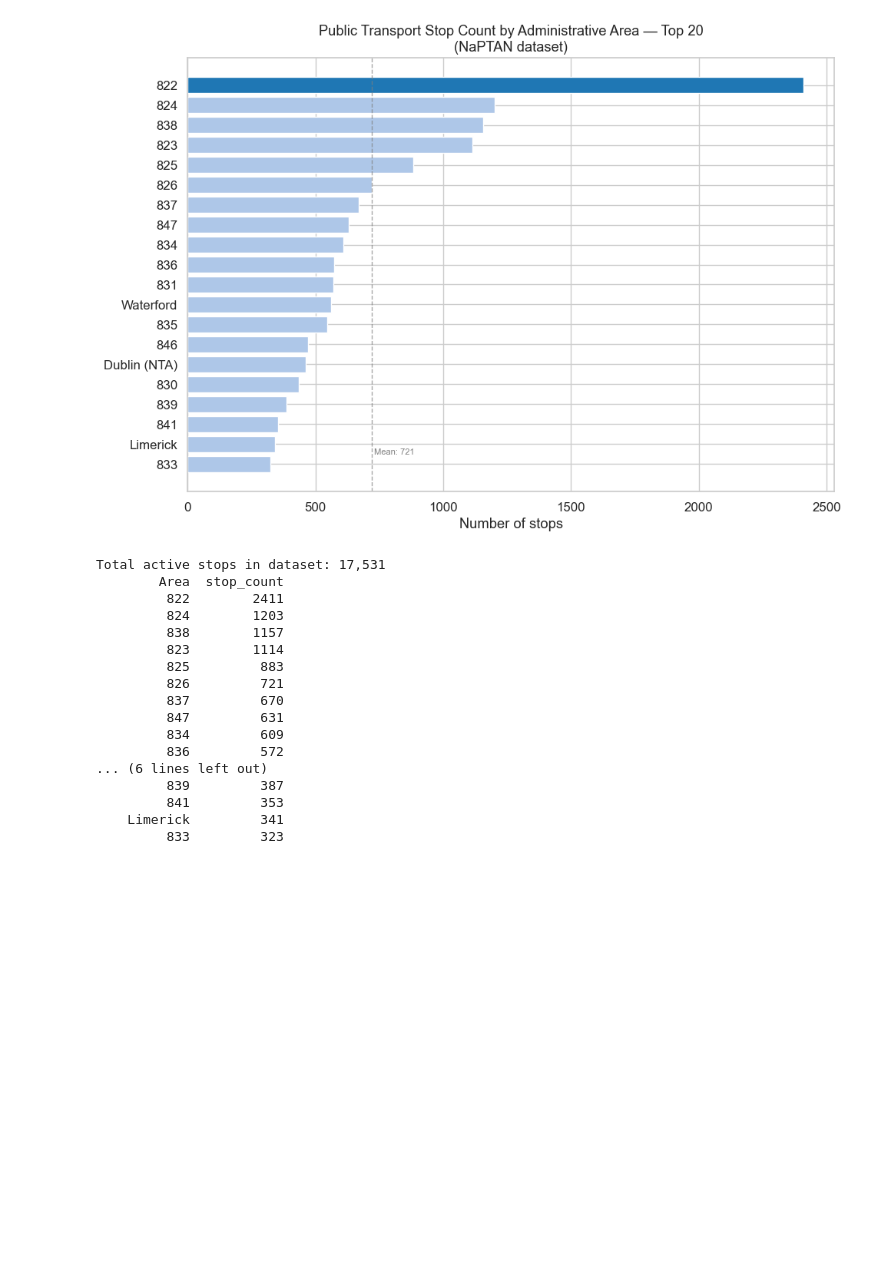
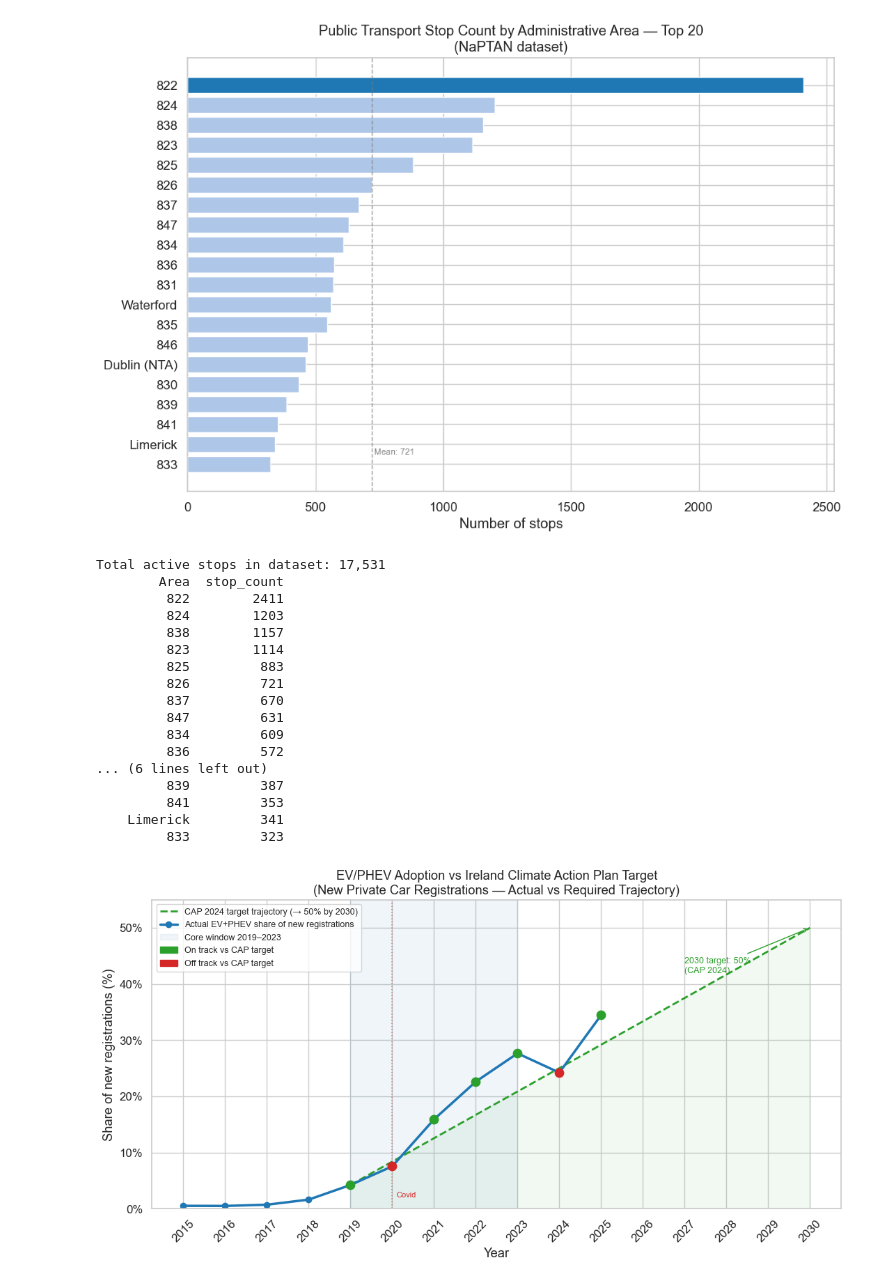
Before and after one commit to srb1024/IE_TRANSPORTs_DECARBONISATION_TRACKER, a Jupyter notebook: notebooks/02_descriptive_analytics.ipynb, the cells around one changed output. Saved outputs shown, nothing was run; the diff lists cells and outputs as text; code cells hidden in the pictures; blank space fills up the shorter version.

Commit message:
Added tile 22 - EV adoption vs CAP target chart

```diff
--- a/notebooks/02_descriptive_analytics.ipynb
+++ b/notebooks/02_descriptive_analytics.ipynb
@@ -563,3 +563,92 @@ Total active stops in dataset: 17,531
          841         353
     Limerick         341
          833         323
+# %%
+# TILE 22 — EV/PHEV Adoption vs Climate Action Plan Target
+
+# Actual EV+PHEV share from processed data
+actual = fuel_ann[fuel_ann["year_complete"]][["Year","ev_phev_share"]].copy()
+actual["ev_phev_pct"] = actual["ev_phev_share"] * 100
+
+# Ireland CAP 2024 target: 50% of new car registrations by 2030
+# Baseline: use actual 2019 value as start point
+base_year  = 2019
+target_year = 2030
+target_pct  = 50.0
+base_pct    = actual.loc[actual["Year"] == base_year, "ev_phev_pct"].values[0]
+
+# Linear interpolation of required annual milestones 2019 to 2030
+target_years = list(range(base_year, target_year + 1))
+target_vals  = [base_pct + (target_pct - base_pct) * (y - base_year) /
+                (target_year - base_year) for y in target_years]
+target_df = pd.DataFrame({"Year": target_years, "target_pct": target_vals})
+
+# Merge actual vs target for core window assessment
+merged = actual.merge(target_df, on="Year", how="left")
+merged["on_track"] = merged["ev_phev_pct"] >= merged["target_pct"]
+
+fig, ax = plt.subplots(figsize=(11, 6))
+
+# Shaded target corridor
+ax.fill_between(target_df["Year"], target_df["target_pct"], 0,
+                alpha=0.06, color="#2ca02c", label="_nolegend_")
+
+# Target line
+ax.plot(target_df["Year"], target_df["target_pct"],
+        linestyle="--", linewidth=2, color="#2ca02c",
+        label="CAP 2024 target trajectory (→ 50% by 2030)")
+
+# Actual line
+ax.plot(actual["Year"], actual["ev_phev_pct"],
+        marker="o", linewidth=2.5, color="#1f77b4",
+        label="Actual EV+PHEV share of new registrations")
+
+# Colour each actual point: green = on track, red = off track
+for _, row in merged.dropna(subset=["target_pct"]).iterrows():
+    color = "#2ca02c" if row["on_track"] else "#d62728"
+    ax.scatter(row["Year"], row["ev_phev_pct"],
+               color=color, s=80, zorder=5)
+
+# Highlight core window
+ax.axvspan(2019, 2023, alpha=0.07, color="#1f77b4", label="Core window 2019–2023")
+
+# Annotate 2030 target
+ax.annotate("2030 target: 50%\n(CAP 2024)",
+            xy=(2030, 50), xytext=(2027, 42),
+            fontsize=9, color="#2ca02c",
+            arrowprops=dict(arrowstyle="->", color="#2ca02c"))
+
+# Covid line
+ax.axvline(2020, color=COVID_COLOR, linestyle=":", alpha=0.5, linewidth=1.2)
+ax.text(2020.1, 2, "Covid", color=COVID_COLOR, fontsize=8)
+
+# On track / off track legend patches
+from matplotlib.patches import Patch
+legend_extra = [
+    Patch(color="#2ca02c", label="On track vs CAP target"),
+    Patch(color="#d62728", label="Off track vs CAP target"),
+]
+handles, labels = ax.get_legend_handles_labels()
+ax.legend(handles=handles + legend_extra,
+          loc="upper left", fontsize=9)
+
+ax.set_xticks(range(int(actual["Year"].min()), 2031))
+ax.set_xticklabels(range(int(actual["Year"].min()), 2031), rotation=45)
+ax.yaxis.set_major_formatter(mticker.PercentFormatter())
+ax.set(title="EV/PHEV Adoption vs Ireland Climate Action Plan Target\n"
+             "(New Private Car Registrations — Actual vs Required Trajectory)",
+       xlabel="Year", ylabel="Share of new registrations (%)")
+ax.set_ylim(0, 55)
+
+plt.tight_layout()
+plt.savefig(FIG_DIR / "19_ev_adoption_vs_cap_target.png", dpi=150)
+plt.show()
+
+# Print gap table for core window
+print("Core window gap analysis (negative = off track):")
+core_gap = merged[merged["Year"].between(2019, 2023)][
+    ["Year","ev_phev_pct","target_pct","on_track"]].copy()
+core_gap["gap_pp"] = (core_gap["ev_phev_pct"] - core_gap["target_pct"]).round(2)
+print(core_gap.to_string(index=False))
+# %% [output]
+[figure, added]
```
Also changed, not shown: parts of 1 cell of this notebook.
